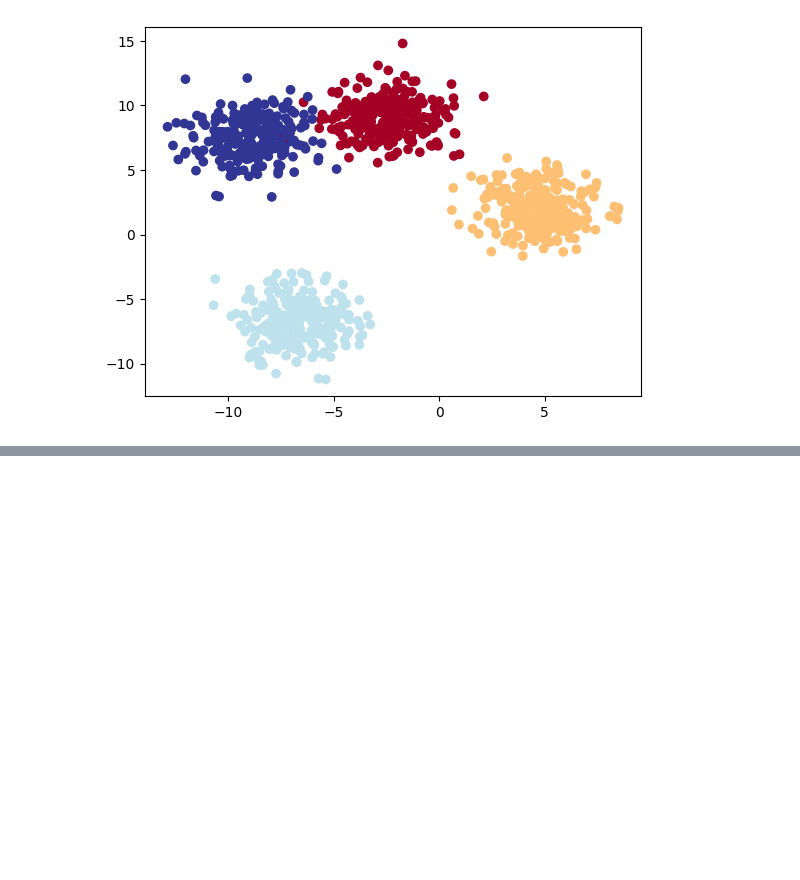
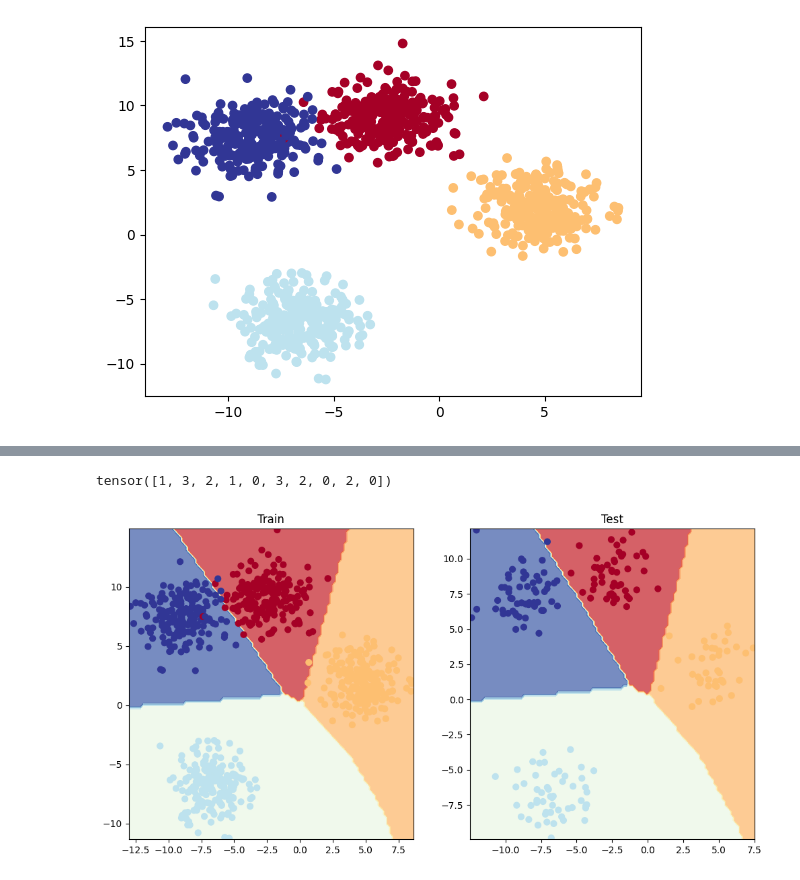
Before and after one commit to ManasMehta1110/TenorFlow-Notes, a Jupyter notebook: PyTorch-2-Classification_NN.ipynb, the cells around one changed output, grey strips where cells are left out. Saved outputs shown, nothing was run; the diff lists cells and outputs as text; code cells hidden in the pictures; blank space fills up the shorter version.

```diff
--- a/PyTorch-2-Classification_NN.ipynb
+++ b/PyTorch-2-Classification_NN.ipynb
@@ -550,18 +550,31 @@ plt.scatter(X_blob[:,0],X_blob[:,1],c=y_blob,cmap=plt.cm.RdYlBu)
 [figure]
 # %%
 class BlobModelv0(nn.Module):
-    def __init__(self):
+    def __init__(self,input_features,output_features,hidden_units = 8):
+        """ Initializes multi-class classification model.
+
+        Args:
+            input_features (int) : Number of input features to the model
+            output_features (int) : Number of output features to the model
+            hideen_units (int) : Number of hidden units between layers, default is 8
+
+        """
+
         super().__init__()
-
-        self.layer_1 = nn.Linear(in_features=2,out_features=10)
-        self.layer_2 = nn.Linear(in_features=10,out_features=10)
-        self.layer_3 = nn.Linear(in_features=10,out_features=1)
-        self.relu = nn.ReLU()
+        self.linear_layer_stack = nn.Sequential(
+            nn.Linear(in_features=input_features,out_features=hidden_units),
+            nn.ReLU(),
+            nn.Linear(in_features=hidden_units,out_features=hidden_units),
+            nn.ReLU(),
+            nn.Linear(in_features=hidden_units,out_features=output_features)
+        )
 
     def forward(self,x):
-        return self.layer_3(self.relu(self.layer_2(self.relu(self.layer_1(x)))))
+        return self.linear_layer_stack(x)
 # %%
-model_2 = BlobModelv0()
+model_2 = BlobModelv0(input_features=2,
+                      output_features=4,
+                      hidden_units=8)
 model_2
 # %% [output]
 BlobModelv0(
@@ -572,8 +588,8 @@ BlobModelv0(
 )
 # %%
-loss_fn = nn.BCEWithLogitsLoss() # BCEwithLogitsLoss = sigmoid activation function built in
+loss_fn = nn.CrossEntropyLoss() # BCEwithLogitsLoss = sigmoid activation function built in
 # loss_fn = nn.BCELoss() Requires inputs to have gone through the sigmoid activation function prior to input to BCELoss
 
 
-optimizer = torch.optim.Adam(params=model_2.parameters(),
+optimizer = torch.optim.SGD(params=model_2.parameters(),
                             lr=0.1)
@@ -640,0 +596,4 @@ Epoch: 1100 | Loss: 0.0003986565279774368 | Accuracy 100.0 | Test Loss: 0.006432
+# %%
+model_2.eval()
+with torch.inference_mode():
+    y_logits = model_2(X_test_blob)
@@ -640,0 +728,15 @@ Epoch: 1100 | Loss: 0.0003986565279774368 | Accuracy 100.0 | Test Loss: 0.006432
+# %%
+y_preds = torch.argmax(y_pred_prob,dim=1)
+y_preds[:10]
+# %% [output]
+tensor([1, 3, 2, 1, 0, 3, 2, 0, 2, 0])
+# %%
+plt.figure(figsize=(12,6))
+plt.subplot(1,2,1)
+plt.title("Train")
+plot_decision_boundary(model_2,X_blob_train,y_blob_train)
+plt.subplot(1,2,2)
+plt.title("Test")
+plot_decision_boundary(model_2,X_test_blob,y_blob_test)
+# %% [output]
+[figure, added]
```
Also changed, not shown: parts of 19 cells of this notebook.
